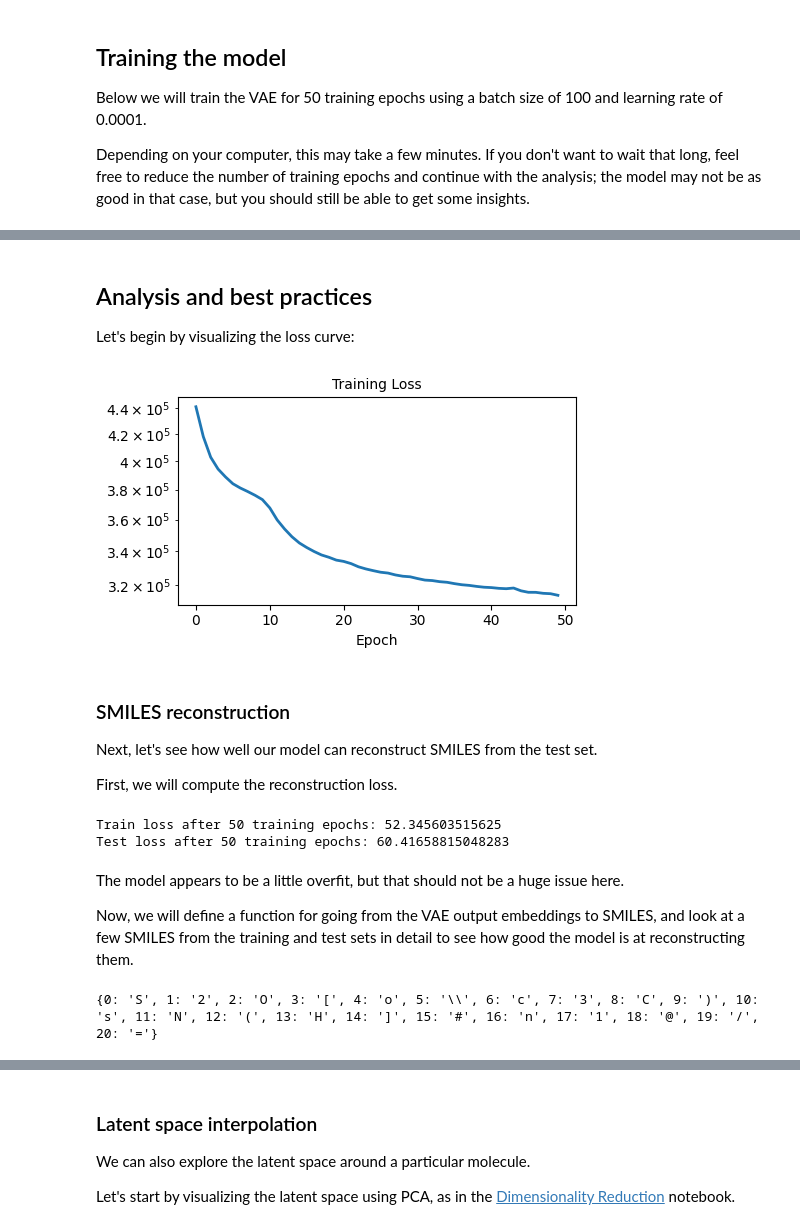
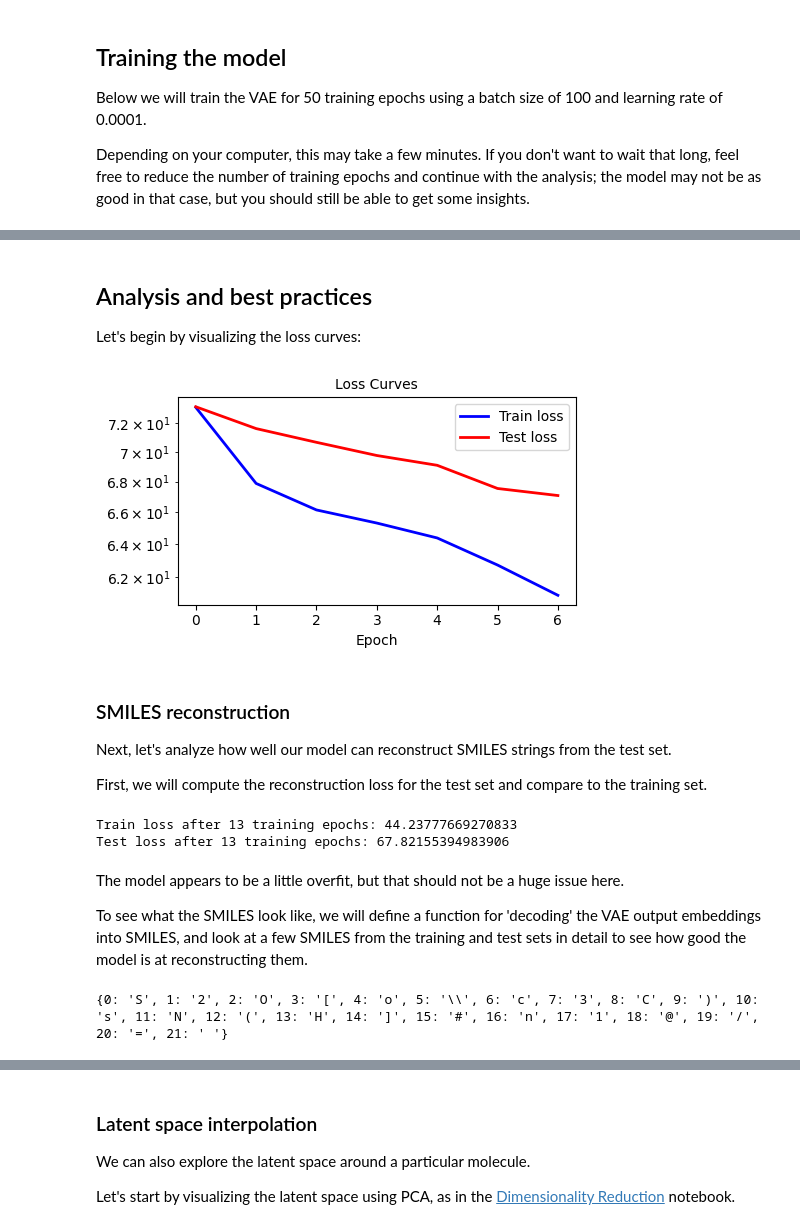
Before and after one commit to rhyan10/unsupervised-learning-molecular-systems, a Jupyter notebook: 4-Autoencoders/Variational-Autoencoder.ipynb, the cells around one changed output, grey strips where cells are left out. Cells and saved outputs as stored; diff of their text form; code cells hidden in the pictures.

```diff
--- a/4-Autoencoders/Variational-Autoencoder.ipynb
+++ b/4-Autoencoders/Variational-Autoencoder.ipynb
@@ -26,14 +26,14 @@ class MolecularVAE(nn.Module):
         self.conv_1 = nn.Conv1d(35, 20, kernel_size=5)
         self.conv_2 = nn.Conv1d(20, 15, kernel_size=5)
         self.conv_3 = nn.Conv1d(15, 9, kernel_size=5)
-        self.linear_0 = nn.Linear(81, 200)
+        self.linear_0 = nn.Linear(90, 200)
         self.linear_1 = nn.Linear(200, 200)
         self.linear_2 = nn.Linear(200, 200)
 
         # Define the layers used in the decoder
         self.linear_3 = nn.Linear(200, 200)
         self.gru = nn.GRU(200, 300, 3, batch_first=True)
-        self.linear_4 = nn.Linear(300, 21)
+        self.linear_4 = nn.Linear(300, 22)
 
         # Define activation functions
         self.relu = nn.ReLU()
@@ -104,10 +104,10 @@ for smi in smiles_strings:
     all_chars.append(characters)
 
 # Define the character indices for one-hot encoding
-char_indices = {'S':0, '2':1, 'O':2, '[':3, 'o':4, '\\':5, 'c':6, '3':7, 'C':8, ')':9, 's':10, 'N':11, '(':12, 'H':13, ']':14, '#':15, 'n':16, '1':17, '@':18, '/':19, '=':20}
+char_indices = {'S':0, '2':1, 'O':2, '[':3, 'o':4, '\\':5, 'c':6, '3':7, 'C':8, ')':9, 's':10, 'N':11, '(':12, 'H':13, ']':14, '#':15, 'n':16, '1':17, '@':18, '/':19, '=':20, ' ':21}
 
 # Convert SMILES strings to one-hot encodings
-one_hot_embeddings = smiles_to_hot(all_chars, max_len, char_indices, 21)
+one_hot_embeddings = smiles_to_hot(all_chars, max_len, char_indices, 22)
 print(one_hot_embeddings.shape)
 
 # Split the data into train and test datasets
@@ -129,8 +129,8 @@ Depending on your computer, this may take a few minutes. If you don't want to wa
 import torch.optim as optim
 
 # Define training parameters
-batch_size = 250
-num_epochs = 50
+batch_size = 100
+num_epochs = 100
 learning_rate = 0.0001
 
 # Create a dataloader for the train split
@@ -142,8 +142,10 @@ model = MolecularVAE()
 # Define the optimizer
 optimizer = optim.Adam(model.parameters(), lr=learning_rate)
 
+train_losses = []  # For storing the train loss per epoch
+test_losses = []  # For storing the test loss per epoch
+
 # Training loop
-losses = []  # For storing the training loss per epoch
 for epoch in range(num_epochs):
     model.train()
     train_loss = 0
@@ -160,10 +162,17 @@ for epoch in range(num_epochs):
         optimizer.step()
         train_loss += loss.item()
 
-    # Store the loss after each epoch
-    losses.append(train_loss)
+    # Store the training loss after each epoch
+    train_losses.append(train_loss / len(train_loader.dataset))
 
     # Save the model after each epoch
     file_path = "VAEmodel.pth"
     torch.save(model.state_dict(), file_path)
     print(f'Epoch {epoch} Loss: {train_loss / len(train_loader.dataset)}')
+
+    # Compute and store the test loss after each epoch
+    model.eval()
+    with torch.no_grad():
+        output_test, mean_test, logvar_test = model(data_test[:][0])
+        test_loss = vae_loss(output_test, data_test[:][0], mean_test, logvar_test)
+        test_losses.append(test_loss.item() / len(data_test))
@@ -170,55 +190,58 @@ for epoch in range(num_epochs):
 # %% [markdown]
 ## Analysis and best practices
-Let's begin by visualizing the loss curve:
+Let's begin by visualizing the loss curves:
 # %%
 import matplotlib.pyplot as plt
 
 fig = plt.figure(figsize=(5, 3))
 
 ax = fig.add_subplot(1, 1, 1)
 
 # Plot the loss as a function of the number of training epochs
-ax.plot(losses, lw=2)
+ax.plot(train_losses, color='blue', lw=1, label='Train loss')
+ax.plot(test_losses, color='red', lw=1, label='Test loss')
 ax.set_xlabel('Epoch', size=10)
-ax.set_title('Training Loss', size=10)
+ax.set_title('Loss Curves', size=10)
 ax.set_yscale('log')
+ax.legend(fontsize=10)
 ax.tick_params(axis='both', which='major', labelsize=10)
 
 plt.tight_layout()
 
 plt.show()
 # %% [output]
-[figure, old version]
+[figure, new version]
 # %% [markdown]
 ### SMILES reconstruction
-Next, let's see how well our model can reconstruct SMILES from the test set.
+Next, let's analyze how well our model can reconstruct SMILES strings from the test set.
 
-First, we will compute the reconstruction loss.
+First, we will compute the reconstruction loss for the test set and compare to the training set.
 # %%
 # Create a dataloader for the test split
 test_loader = torch.utils.data.DataLoader(data_test, batch_size=batch_size, shuffle=True)
 
 # Calculate reconstruction loss on test data and compare to train data
 model.eval()
-test_loss = 0
-for batch_idx, data in enumerate(test_loader):
-    data = data[0]
+with torch.no_grad():
+    test_loss = 0
+    for batch_idx, data in enumerate(test_loader):
+        data = data[0]
 
-    output, mean, logvar = model(data)
-    loss = vae_loss(output, data, mean, logvar)
+        output, mean, logvar = model(data)
+        loss = vae_loss(output, data, mean, logvar)
 
-    test_loss += loss.item()
+        test_loss += loss.item()
 
 print(f'Train loss after {epoch + 1} training epochs: {train_loss / len(train_loader.dataset)}')
 print(f'Test loss after {epoch + 1} training epochs: {test_loss / len(test_loader.dataset)}')
 # %% [output]
-Train loss after 50 training epochs: 52.345603515625
-Test loss after 50 training epochs: 60.41658815048283
+Train loss after 13 training epochs: 44.23777669270833
+Test loss after 13 training epochs: 67.82155394983906
 # %% [markdown]
 The model appears to be a little overfit, but that should not be a huge issue here.
 
 
-Now, we will define a function for going from the VAE output embeddings to SMILES, and look at a few SMILES from the training and test sets in detail to see how good the model is at reconstructing them.
+To see what the SMILES look like, we will define a function for 'decoding' the VAE output embeddings into SMILES, and look at a few SMILES from the training and test sets in detail to see how good the model is at reconstructing them.
 # %%
 # Define a function to convert VAE output embeddings 'back' to SMILES strings
 def emb_to_smiles(embedding, indices_char):
@@ -232,12 +255,11 @@ def emb_to_smiles(embedding, indices_char):
             char = indices_char[char_index]
             smiles_chars.append(char)
         smiles.append(''.join(smiles_chars).strip())
-        break
     return smiles
 
 # Define the character indices for one-hot encoding
 indices_char = {v: k for k, v in char_indices.items()}
 print(indices_char)
 # %% [output]
-{0: 'S', 1: '2', 2: 'O', 3: '[', 4: 'o', 5: '\\', 6: 'c', 7: '3', 8: 'C', 9: ')', 10: 's', 11: 'N', 12: '(', 13: 'H', 14: ']', 15: '#', 16: 'n', 17: '1', 18: '@', 19: '/', 20: '='}
+{0: 'S', 1: '2', 2: 'O', 3: '[', 4: 'o', 5: '\\', 6: 'c', 7: '3', 8: 'C', 9: ')', 10: 's', 11: 'N', 12: '(', 13: 'H', 14: ']', 15: '#', 16: 'n', 17: '1', 18: '@', 19: '/', 20: '=', 21: ' '}
 # %%
```
Also changed, not shown: parts of 4 cells of this notebook, 1 other file.
